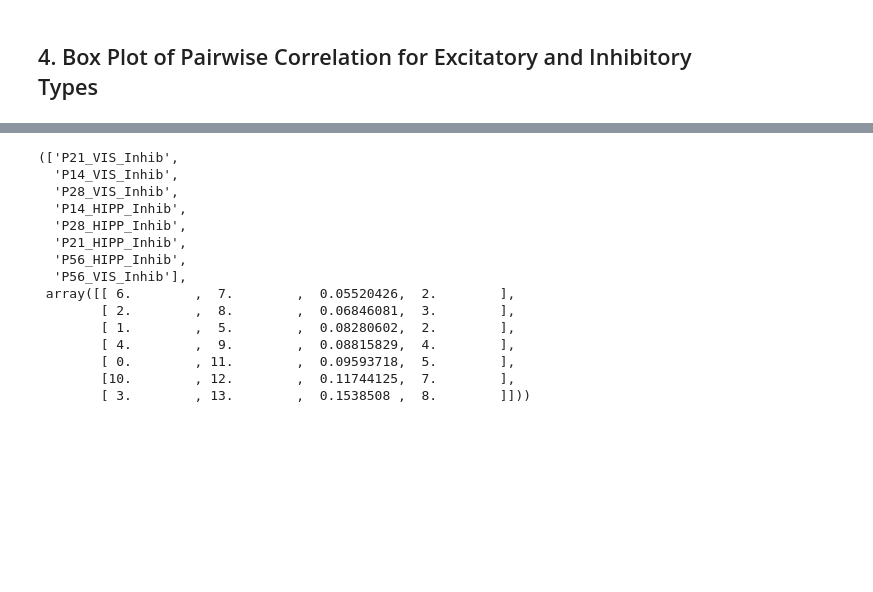
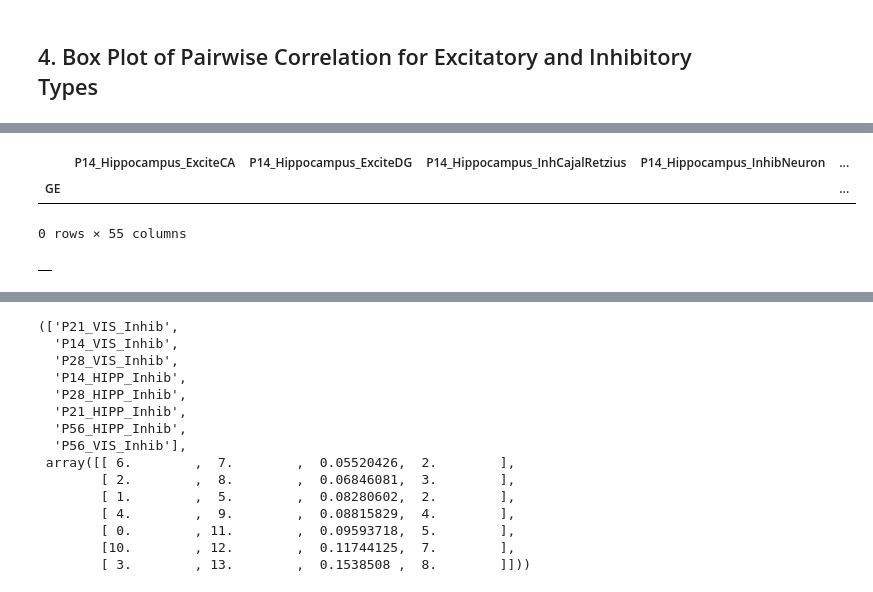
Before and after one commit to aimeenhile/fall25-csc-bioinf, a Jupyter notebook: final-project/src/exon_inclusion/analysis.ipynb, the cells around one changed output, grey strips where cells are left out. Cells and saved outputs as stored; diff of their text form; code cells hidden in the pictures; blank space fills up the shorter version.

```diff
--- a/final-project/src/exon_inclusion/analysis.ipynb
+++ b/final-project/src/exon_inclusion/analysis.ipynb
@@ -294 +295,13 @@ plt.show()
+# %%
+subtype_alt.head(20)
+# %% [output]
+|  | P14_Hippocampus_ExciteCA | P14_Hippocampus_ExciteDG | P14_Hippocampus_InhCajalRetzius | P14_Hippocampus_InhibNeuron | ... |
+| GE |  |  |  |  | ... |
+0 rows × 55 columns
+# %%
+subtype_alt = preprocess_subtype(subtype_alt)
+CN_subtype = compute_spearman_corr(subtype_alt)
+CN_subtype
+# %% [output]
+|  |
 # %%
```
Also changed, not shown: parts of 12 cells of this notebook, 3 other files.
